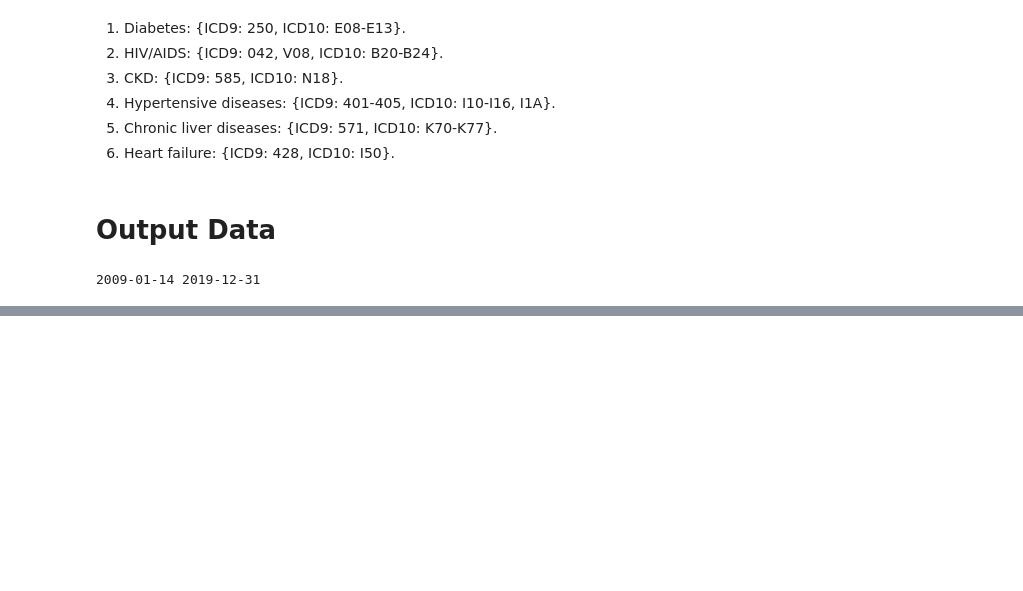
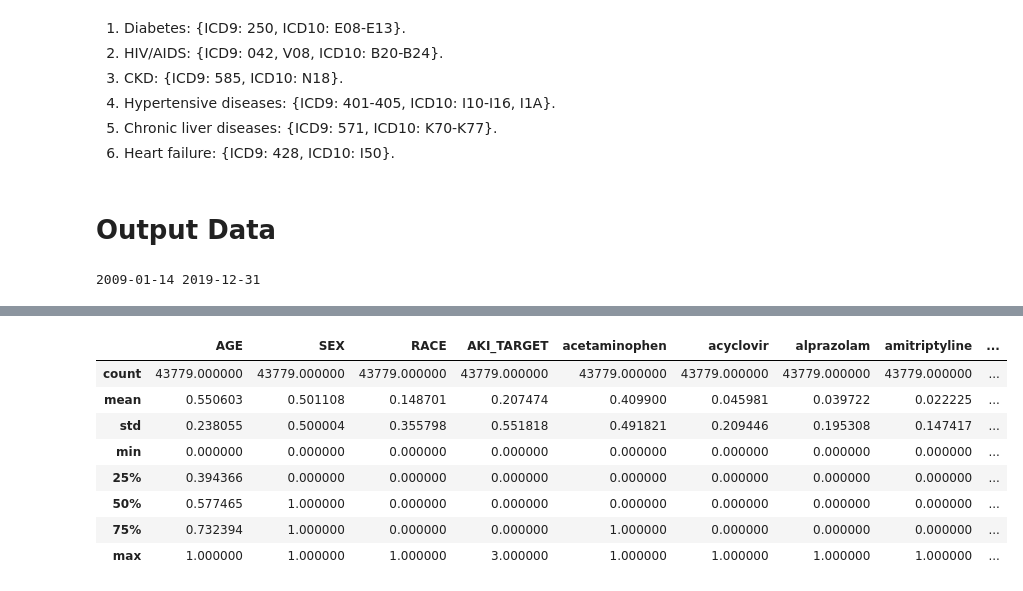
Before and after one commit to deyili1997/AKI_GNN, a Jupyter notebook: notebooks/eda/C_construct_feature_space.ipynb, the cells around one changed output, grey strips where cells are left out. Drawn from its saved outputs; the diff is of its cells as text; code cells hidden in the pictures; blank space fills up the shorter version.

```diff
--- a/notebooks/eda/C_construct_feature_space.ipynb
+++ b/notebooks/eda/C_construct_feature_space.ipynb
@@ -408,3 +440,15 @@ assert (norm_onset_df_pilot[['TRAIN_SET', 'VAL_SET', 'TEST_SET']].sum(axis=1) ==
+# %%
+norm_onset_df_pilot[norm_onset_df_pilot.TRAIN_SET == 1].describe()
+# %% [output]
+|  | AGE | SEX | RACE | AKI_TARGET | acetaminophen | acyclovir | alprazolam | amitriptyline | ... |
+| count | 43779.000000 | 43779.000000 | 43779.000000 | 43779.000000 | 43779.000000 | 43779.000000 | 43779.000000 | 43779.000000 | ... |
+| mean | 0.550603 | 0.501108 | 0.148701 | 0.207474 | 0.409900 | 0.045981 | 0.039722 | 0.022225 | ... |
+| std | 0.238055 | 0.500004 | 0.355798 | 0.551818 | 0.491821 | 0.209446 | 0.195308 | 0.147417 | ... |
+| min | 0.000000 | 0.000000 | 0.000000 | 0.000000 | 0.000000 | 0.000000 | 0.000000 | 0.000000 | ... |
+| 25% | 0.394366 | 0.000000 | 0.000000 | 0.000000 | 0.000000 | 0.000000 | 0.000000 | 0.000000 | ... |
+| 50% | 0.577465 | 1.000000 | 0.000000 | 0.000000 | 0.000000 | 0.000000 | 0.000000 | 0.000000 | ... |
+| 75% | 0.732394 | 1.000000 | 0.000000 | 0.000000 | 1.000000 | 0.000000 | 0.000000 | 0.000000 | ... |
+| max | 1.000000 | 1.000000 | 1.000000 | 3.000000 | 1.000000 | 1.000000 | 1.000000 | 1.000000 | ... |
 # %%
 # save the normalized dataframe. This is the final dataframe we will use for training
 norm_onset_df_pilot.to_csv('/blue/yonghui.wu/lideyi/AKI_GNN/raw_data/norm_df_pilot.csv', index=False)
```
Also changed, not shown: parts of 7 cells of this notebook, 6 other files.
